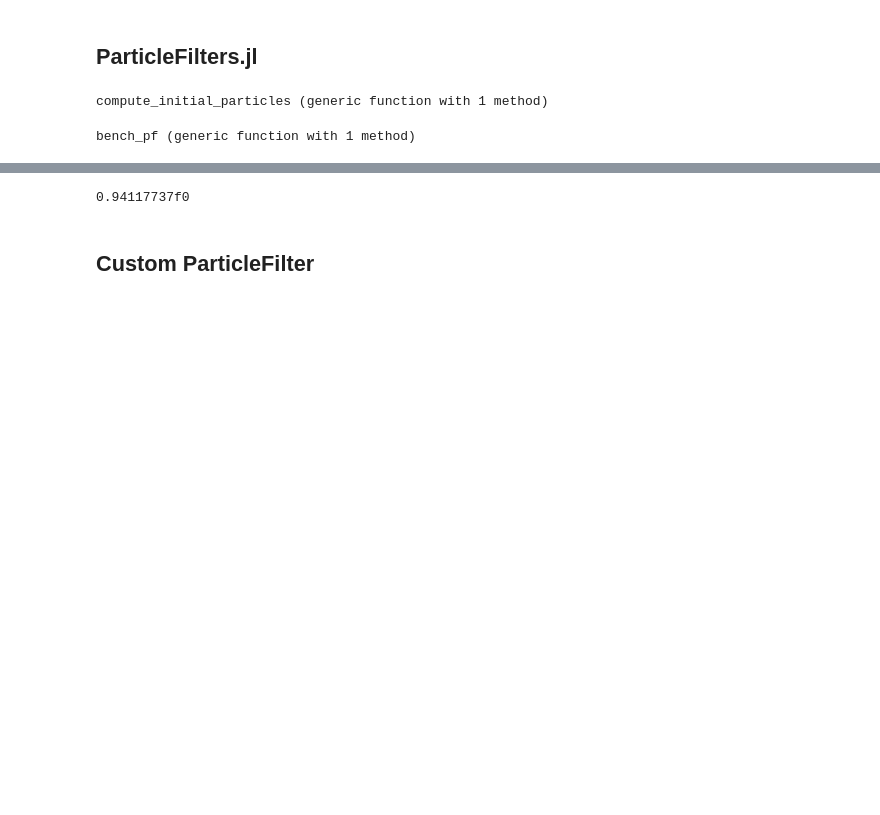
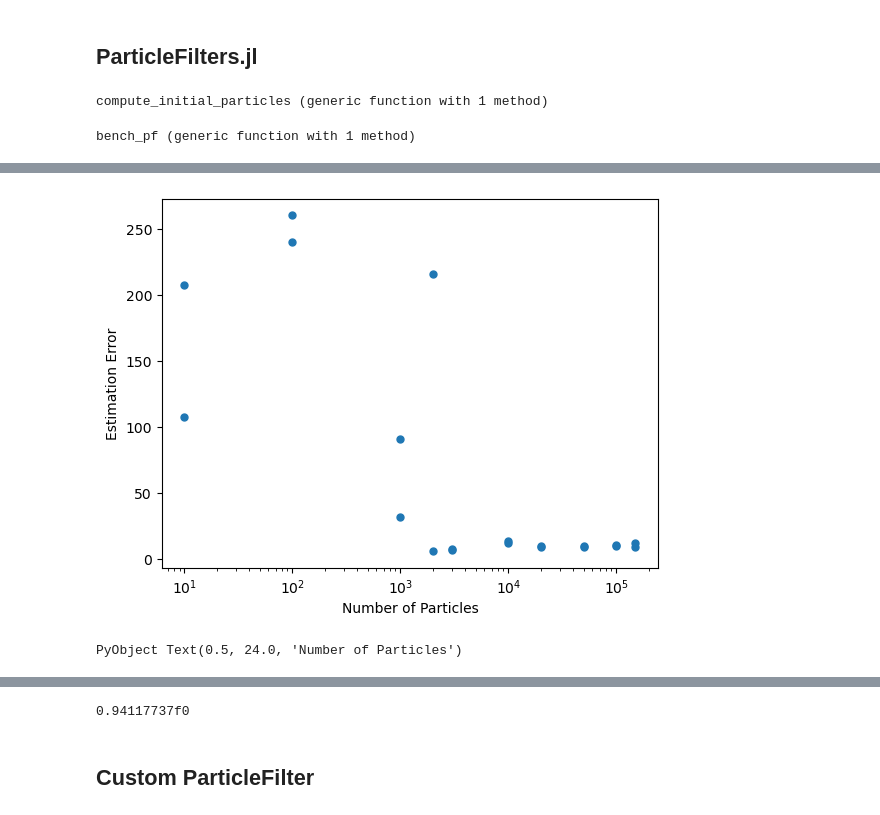
Before and after one commit to AmyPhung/GPUParticleFilter.jl, a Jupyter notebook: benchmarking.ipynb, the cells around one changed output, grey strips where cells are left out. Drawn from its saved outputs; the diff is of its cells as text; code cells hidden in the pictures; blank space fills up the shorter version.

```diff
--- a/benchmarking.ipynb
+++ b/benchmarking.ipynb
@@ -718,0 +729,12 @@ STATE_VEC_SIZE = 5 # x, y, θ, linear velocity, angular velocity
+# %%
+fig, ax = PyPlot.subplots()
+for r_idx in range(1, size(error_results)[1])
+    ax.plot(n_particles_test, error_results[r_idx, :],".", color="tab:blue", markersize=10)
+    ax.set_xscale("log")
+end
+ax.set_ylabel("Estimation Error")
+ax.set_xlabel("Number of Particles")
+# ax.plot(pf_estimate[:,1], pf_estimate[:,2], "y")
+# %% [output]
+[figure, added]
+PyObject Text(0.5, 24.0, 'Number of Particles')
```
Also changed, not shown: parts of 58 cells of this notebook.
